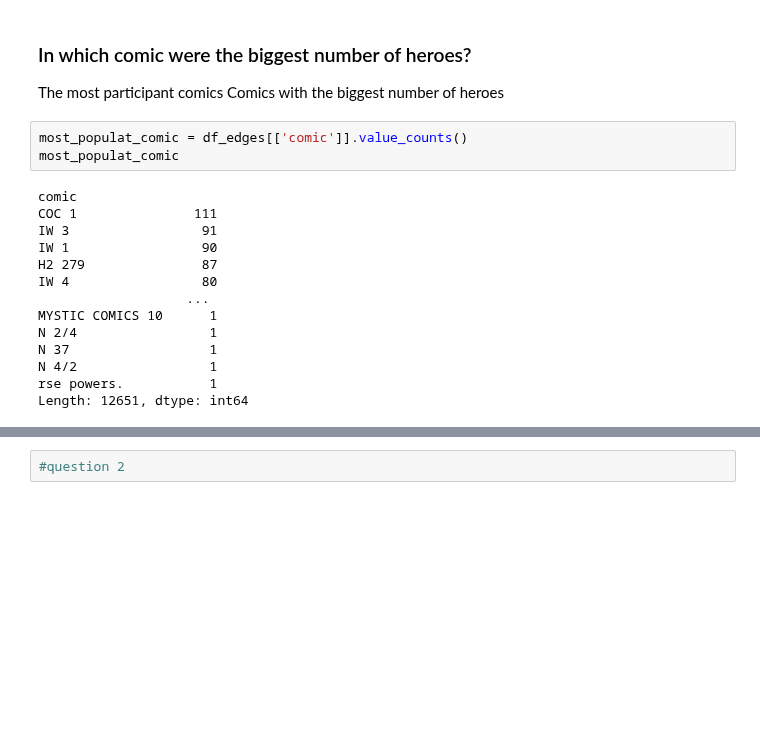
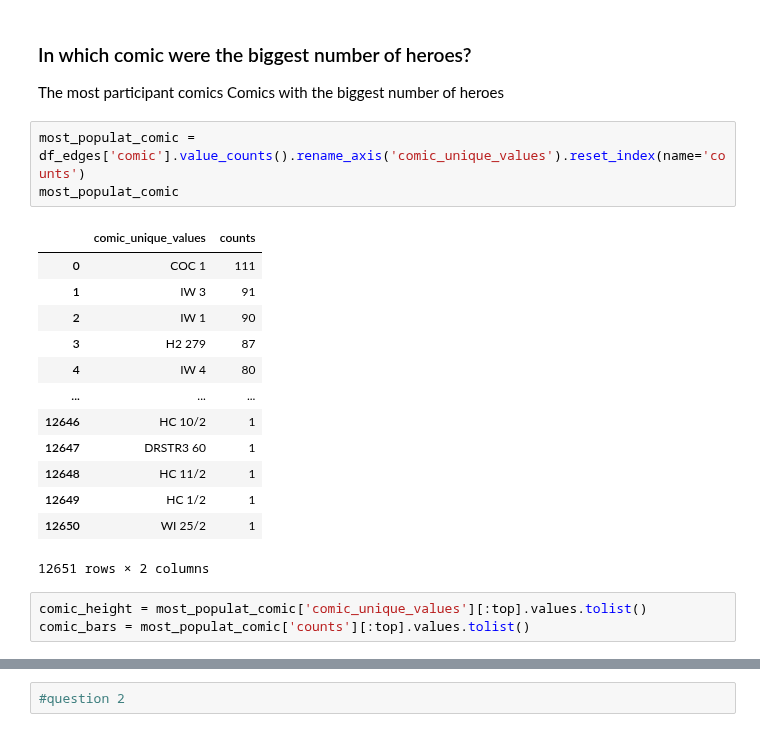
Before and after one commit to AdvancedGroupBootcamp/ai_marie_alex_moussa, a Jupyter notebook: marvel/marvel.ipynb, the cells around one changed output, grey strips where cells are left out. Saved outputs shown, nothing was run; the diff lists cells and outputs as text; blank space fills up the shorter version.

```diff
--- a/marvel/marvel.ipynb
+++ b/marvel/marvel.ipynb
@@ -317,19 +364,22 @@ Length: 6439, dtype: int64
 The most participant comics
 Comics with the biggest number of heroes
 # %%
-most_populat_comic = df_edges[['comic']].value_counts()
+most_populat_comic = df_edges['comic'].value_counts().rename_axis('comic_unique_values').reset_index(name='counts')
 most_populat_comic
 # %% [output]
+|  | comic_unique_values | counts |
+| 0 | COC 1 | 111 |
+| 1 | IW 3 | 91 |
+| 2 | IW 1 | 90 |
+| 3 | H2 279 | 87 |
+| 4 | IW 4 | 80 |
+| ... | ... | ... |
+| 12646 | HC 10/2 | 1 |
+| 12647 | DRSTR3 60 | 1 |
+| 12648 | HC 11/2 | 1 |
+| 12649 | HC 1/2 | 1 |
+| 12650 | WI 25/2 | 1 |
-comic
-COC 1               111
-IW 3                 91
-IW 1                 90
-H2 279               87
-IW 4                 80
-                   ...
-MYSTIC COMICS 10      1
-N 2/4                 1
-N 37                  1
-N 4/2                 1
-rse powers.           1
-Length: 12651, dtype: int64
+12651 rows × 2 columns
+# %%
+comic_height = most_populat_comic['comic_unique_values'][:top].values.tolist()
+comic_bars = most_populat_comic['counts'][:top].values.tolist()
```
Also changed, not shown: parts of 13 cells of this notebook, 10 other files.
